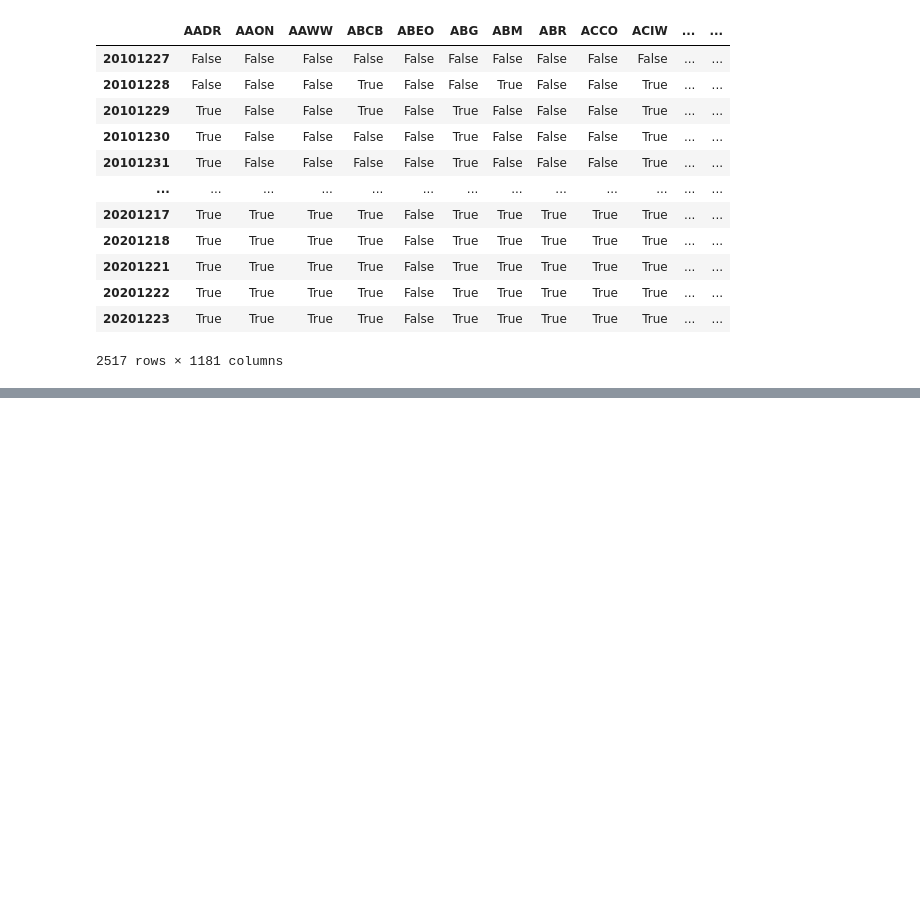
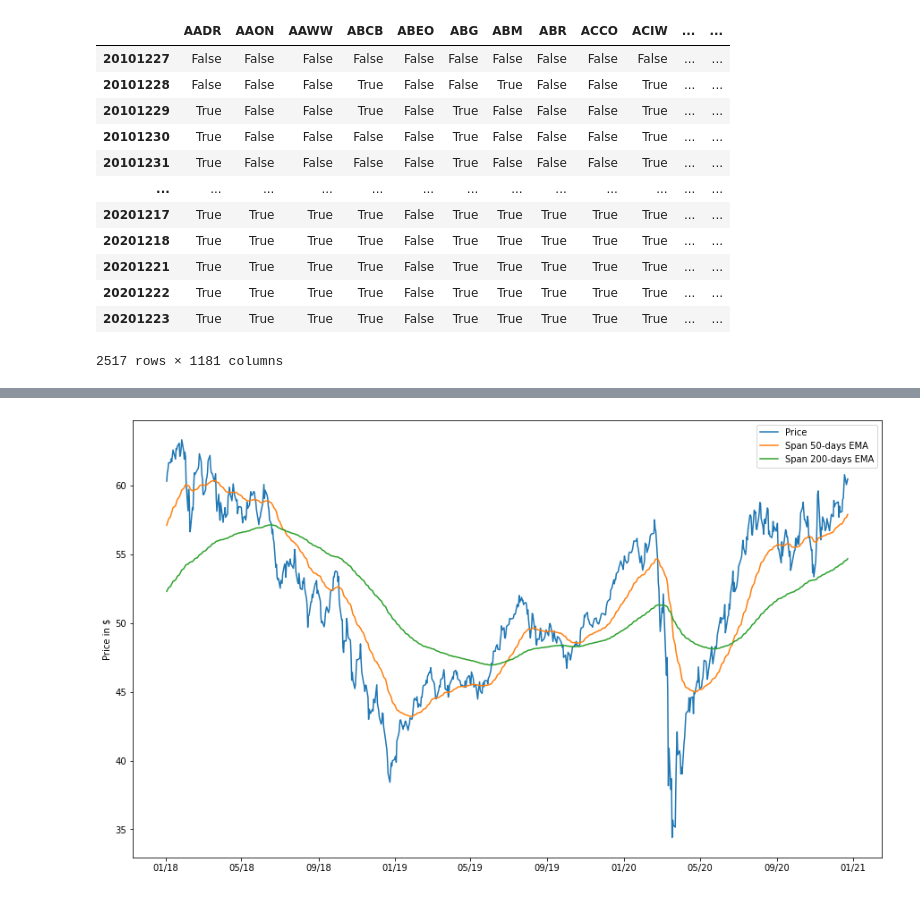
Before and after one commit to ricocahyadi777/quant-trading-project-maf, a Jupyter notebook: Quant.ipynb, the cells around one changed output, grey strips where cells are left out. Drawn from its saved outputs; the diff is of its cells as text; code cells hidden in the pictures; blank space fills up the shorter version.

```diff
--- a/Quant.ipynb
+++ b/Quant.ipynb
@@ -1,6 +1,10 @@
 # %%
 import pandas as pd
 import numpy as np
+import matplotlib.pyplot as plt
+import matplotlib.dates as mdates
+%matplotlib inline
+my_year_month_fmt = mdates.DateFormatter('%m/%y')
 # %%
 russell_df = pd.read_csv("russell2000pvdata.csv", error_bad_lines = False)
 vars = ['open', 'high', 'low', 'close', 'volume']
@@ -60,0 +78,16 @@ cross
+# %%
+start_date = '20180101'
+end_date = '20201223'
+
+fig, ax = plt.subplots(figsize=(15,9))
+
+date_index = pd.to_datetime(closing_data.loc[start_date:end_date,'AADR'].index, format='%Y%m%d')
+ax.plot(date_index, closing_data.loc[start_date:end_date,'AADR'], label='Price')
+ax.plot(date_index, ema_short.loc[start_date:end_date, 'AADR'], label = 'Span 50-days EMA')
+ax.plot(date_index, ema_long.loc[start_date:end_date, 'AADR'], label = 'Span 200-days EMA')
+
+ax.legend(loc='best')
+ax.set_ylabel('Price in $')
+ax.xaxis.set_major_formatter(my_year_month_fmt)
+# %% [output]
+[figure, added]
```
Also changed, not shown: parts of 4 cells of this notebook.
